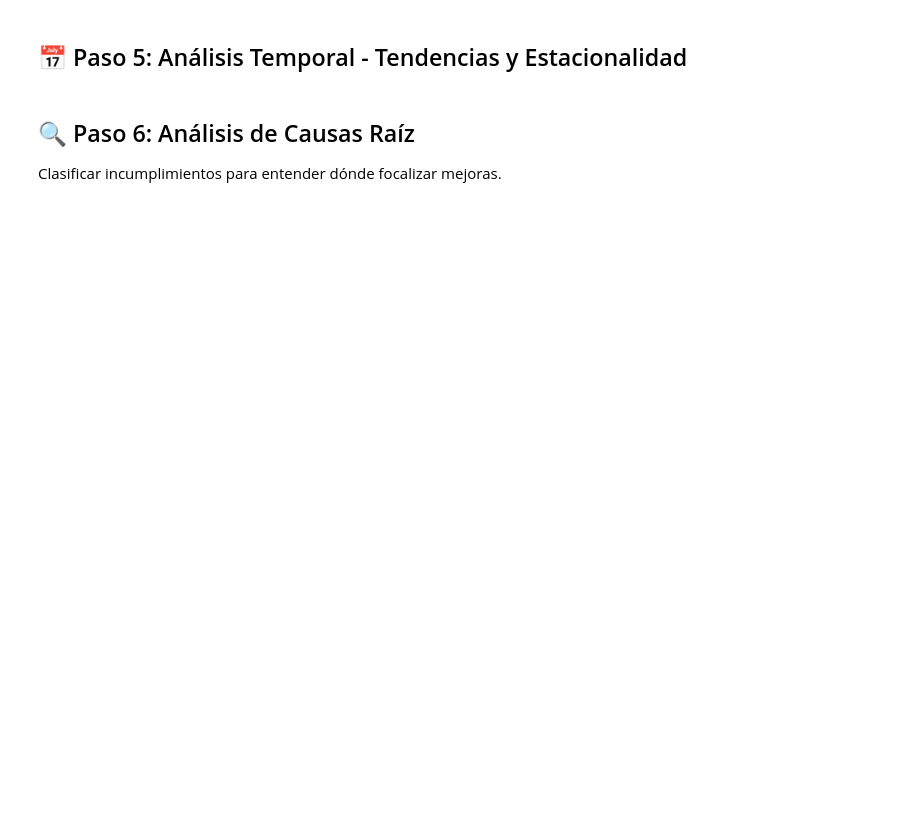
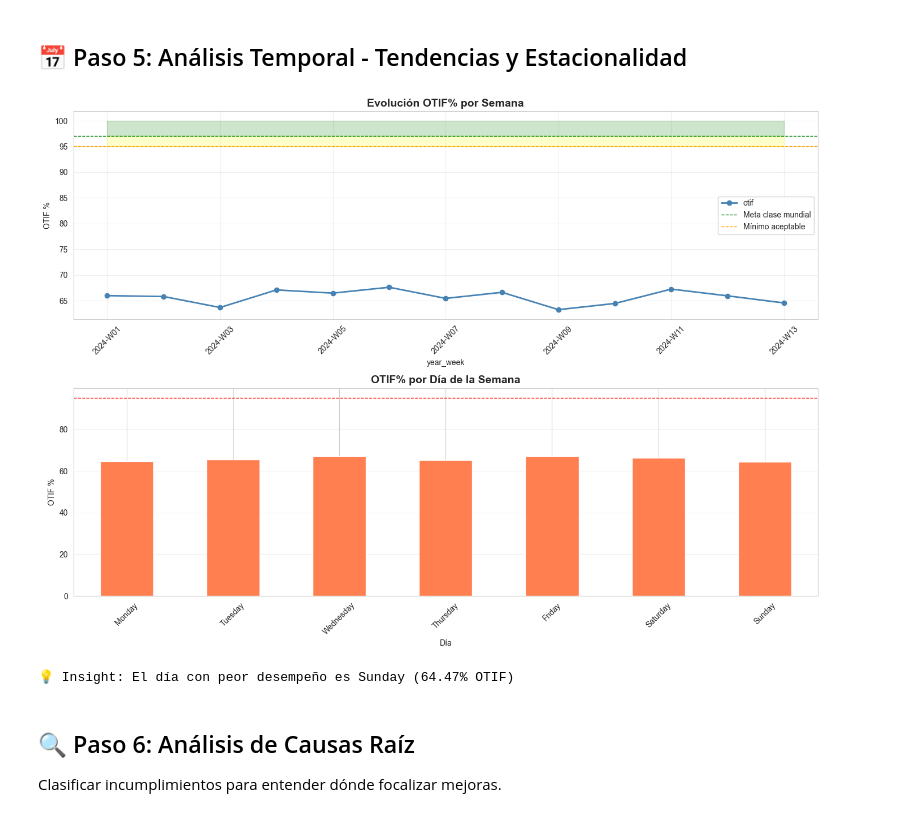
Before and after one commit to lraigosov/supply-chain-data-notebooks, a Jupyter notebook: notebooks/40_business_analytics_bi/BA-01-dashboard_otif.ipynb, the cells around one changed output. Saved outputs shown, nothing was run; the diff lists cells and outputs as text; code cells hidden in the pictures; blank space fills up the shorter version.

```diff
--- a/notebooks/40_business_analytics_bi/BA-01-dashboard_otif.ipynb
+++ b/notebooks/40_business_analytics_bi/BA-01-dashboard_otif.ipynb
@@ -98,10 +142,14 @@ Simulamos datos de órdenes con información de entregas y ventanas horarias.
 # %%
 # Cargar datos
 data_path = Path('../../data/raw')
-df_orders = pd.read_csv(data_path / 'orders.csv', parse_dates=['order_date', 'promised_date'])
-df_transport = pd.read_csv(data_path / 'transport_events.csv', parse_dates=['event_timestamp'])
+df_orders = pd.read_csv(data_path / 'orders.csv')
+df_orders['date'] = pd.to_datetime(df_orders['date'])
+df_transport = pd.read_csv(data_path / 'transport_events.csv')
+df_transport['timestamp'] = pd.to_datetime(df_transport['timestamp'])
 df_locations = pd.read_csv(data_path / 'locations.csv')
 
 print(f"📦 Órdenes cargadas: {len(df_orders):,}")
 print(f"🚚 Eventos transporte: {len(df_transport):,}")
 print(f"📍 Ubicaciones: {len(df_locations):,}")
+print(f"\n📋 Columnas en orders: {list(df_orders.columns)}")
+print(f"📋 Columnas en transport: {list(df_transport.columns)}")
@@ -115,6 +170,11 @@ clientes_b2b = ['MegaRetail', 'SuperTiendas', 'FarmaPlus', 'ElectroMax',
 
 df_orders['customer'] = np.random.choice(clientes_b2b, len(df_orders),
                                           p=[0.25, 0.18, 0.15, 0.12, 0.10, 0.08, 0.07, 0.05])
+
+# Simular fecha prometida (2-5 días después de la orden)
+df_orders['promised_date'] = df_orders['date'] + pd.to_timedelta(
+    np.random.choice([2, 3, 4, 5], len(df_orders)), unit='D'
+)
 
 # Simular fecha/hora de entrega real (algunos con retraso)
 df_orders['delivery_date'] = df_orders['promised_date'] + pd.to_timedelta(
@@ -129,10 +189,10 @@ df_orders['qty_delivered'] = df_orders['qty'].apply(
 # Agregar región desde ubicaciones
 df_orders = df_orders.merge(
     df_locations[['location_id', 'region']],
-    left_on='origin_location_id',
+    left_on='location_id',
     right_on='location_id',
     how='left'
-).drop('location_id', axis=1)
+)
 
 print("✅ Datos preparados para análisis OTIF")
 print(f"\n🔍 Distribución de clientes:")
@@ -252,46 +365,49 @@ print(f"\n📍 Región con menor OTIF: {worst_region} ({otif_by_region.loc[worst
 ## 📅 Paso 5: Análisis Temporal - Tendencias y Estacionalidad
 # %%
 # OTIF por semana
-df_orders['week'] = df_orders['order_date'].dt.isocalendar().week
-df_orders['year'] = df_orders['order_date'].dt.year
+df_orders['week'] = df_orders['date'].dt.isocalendar().week
+df_orders['year'] = df_orders['date'].dt.year
 df_orders['year_week'] = df_orders['year'].astype(str) + '-W' + df_orders['week'].astype(str).str.zfill(2)
 
 otif_by_week = df_orders.groupby('year_week')['otif'].mean() * 100
 
 # OTIF por día de semana
-df_orders['day_of_week'] = df_orders['order_date'].dt.day_name()
+df_orders['day_of_week'] = df_orders['date'].dt.day_name()
 day_order = ['Monday', 'Tuesday', 'Wednesday', 'Thursday', 'Friday', 'Saturday', 'Sunday']
 otif_by_dow = df_orders.groupby('day_of_week')['otif'].mean().reindex(day_order) * 100
 
 # Visualización
 fig, axes = plt.subplots(2, 1, figsize=(14, 10))
 
 # Tendencia semanal
 otif_by_week.plot(ax=axes[0], marker='o', linewidth=2, color='steelblue')
 axes[0].axhline(y=97, color='green', linestyle='--', linewidth=1, label='Meta clase mundial')
 axes[0].axhline(y=95, color='orange', linestyle='--', linewidth=1, label='Mínimo aceptable')
 axes[0].fill_between(range(len(otif_by_week)), 97, 100, alpha=0.2, color='green')
 axes[0].fill_between(range(len(otif_by_week)), 95, 97, alpha=0.2, color='yellow')
 axes[0].set_title('Evolución OTIF% por Semana', fontsize=14, fontweight='bold')
 axes[0].set_ylabel('OTIF %')
 axes[0].legend()
 axes[0].grid(alpha=0.3)
 axes[0].tick_params(axis='x', rotation=45)
 
 # OTIF por día de semana
 otif_by_dow.plot(kind='bar', ax=axes[1], color='coral')
 axes[1].axhline(y=95, color='red', linestyle='--', linewidth=1)
 axes[1].set_title('OTIF% por Día de la Semana', fontsize=14, fontweight='bold')
 axes[1].set_ylabel('OTIF %')
 axes[1].set_xlabel('Día')
 axes[1].grid(axis='y', alpha=0.3)
 plt.xticks(rotation=45)
 
 plt.tight_layout()
 plt.show()
 
 worst_day = otif_by_dow.idxmin()
 print(f"💡 Insight: El día con peor desempeño es {worst_day} ({otif_by_dow[worst_day]:.2f}% OTIF)")
+# %% [output]
+[figure, added]
+💡 Insight: El día con peor desempeño es Sunday (64.47% OTIF)
 # %% [markdown]
 ## 🔍 Paso 6: Análisis de Causas Raíz
 
```
Also changed, not shown: parts of 13 cells of this notebook.
